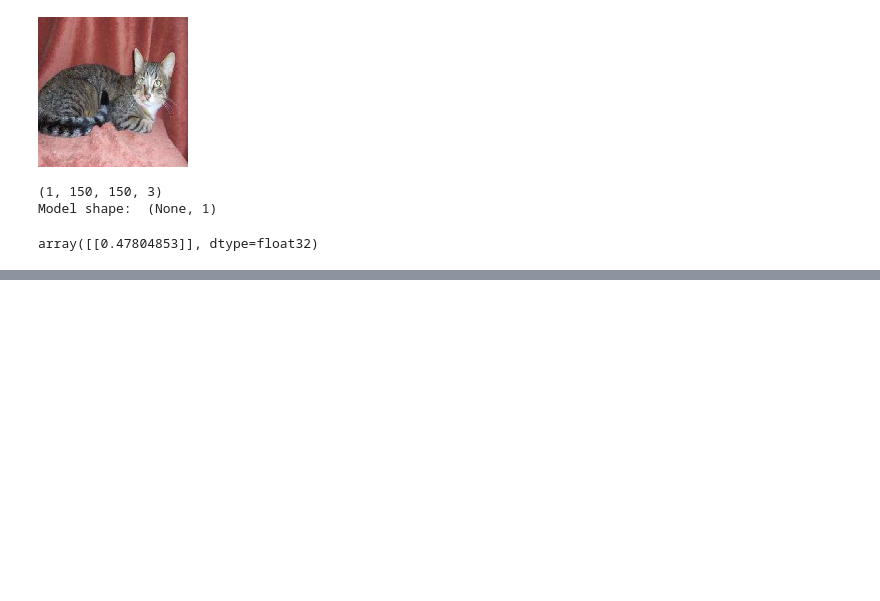
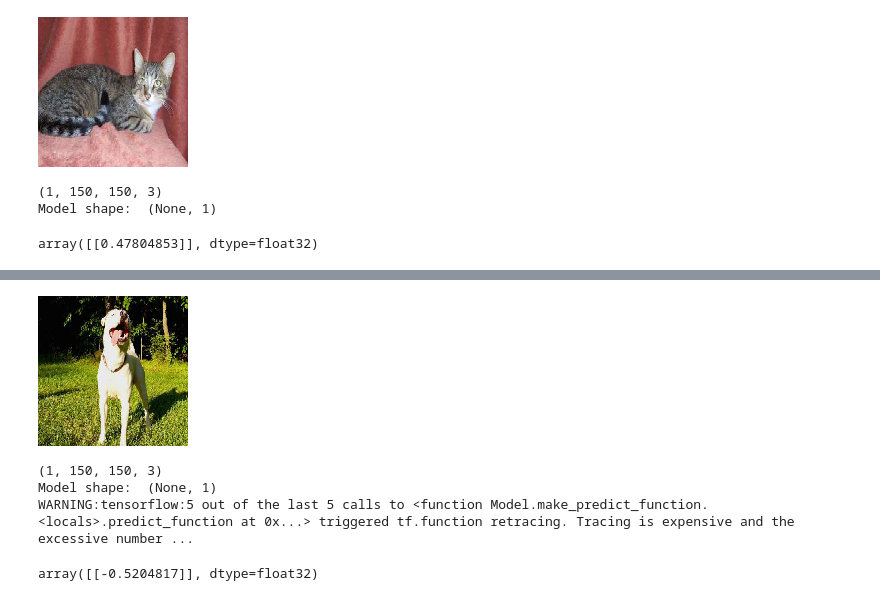
Before and after one commit to razorcd/ml-project, a Jupyter notebook: homework8/homework8.ipynb, the cells around one changed output, grey strips where cells are left out. Saved outputs shown, nothing was run; the diff lists cells and outputs as text; code cells hidden in the pictures; blank space fills up the shorter version.

```diff
--- a/homework8/homework8.ipynb
+++ b/homework8/homework8.ipynb
@@ -341,0 +342,20 @@ average of last 5 values for validation accuracy: 0.6435999870300293
+# %%
+path_cat = 'data/validation/cats/cat.10004.jpg'
+path_dog = 'data/validation/dogs/dog.10008.jpg'
+
+img = load_img(path_dog, target_size=(150,150))
+display(img)
+
+x = np.array(img)
+X = np.array([x])
+print(X.shape)
+
+X = preprocess_input(X)
+model = prepare_model()
+model.predict(X)
+# %% [output]
+[figure, added]
+(1, 150, 150, 3)
+Model shape:  (None, 1)
+WARNING:tensorflow:5 out of the last 5 calls to <function Model.make_predict_function.<locals>.predict_function at 0x...> triggered tf.function retracing. Tracing is expensive and the excessive number ...
+array([[-0.5204817]], dtype=float32)
```
Also changed, not shown: parts of 6 cells of this notebook.
